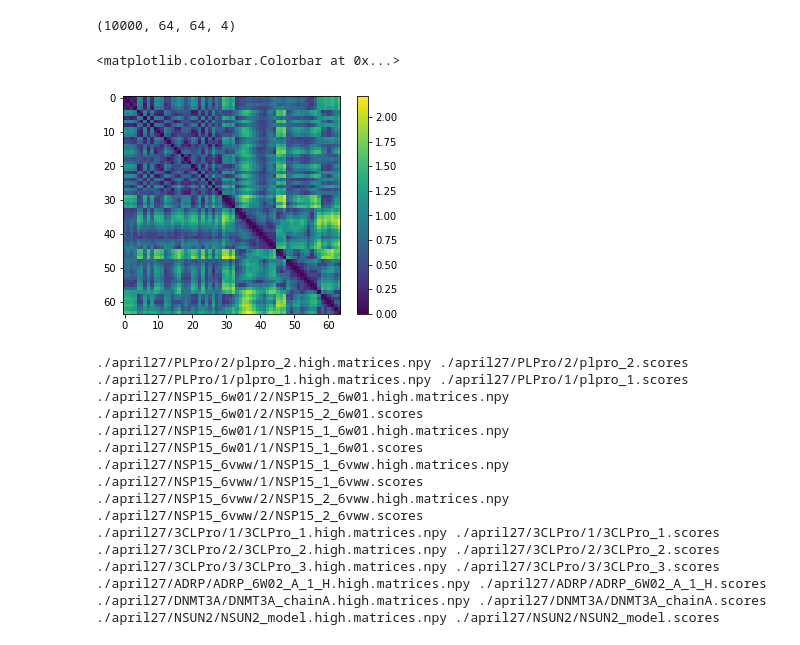
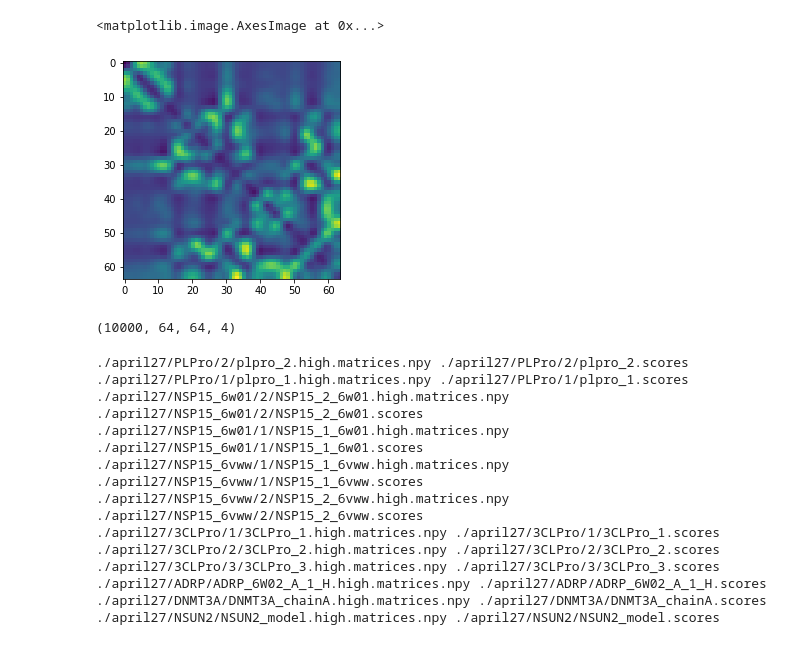
Before and after one commit to shahashka/ml-fragment, a Jupyter notebook: run_notebook.ipynb, the cells around one changed output. Cells and saved outputs as stored; diff of their text form; code cells hidden in the pictures.

```diff
--- a/run_notebook.ipynb
+++ b/run_notebook.ipynb
@@ -249,15 +384,14 @@ with multiprocessing.Pool(32) as p:
 done creating pocket
+# %%
+plt.imshow(maps[5][:,:,3])
+# %% [output]
+<matplotlib.image.AxesImage at 0x...>
+[figure, added]
 # %%
 images_adrp = np.stack(maps,axis=0)
 print(images_adrp.shape)
 # %% [output]
 (10000, 64, 64, 4)
-# %%
-plt.imshow(maps[0][:,:,0])
-plt.colorbar()
-# %% [output]
-<matplotlib.colorbar.Colorbar at 0x...>
-[figure, removed]
 # %%
 df_adrp = pd.read_csv("rescore_top10k.csv")
 # %%
```
Also changed, not shown: parts of 10 cells of this notebook.
